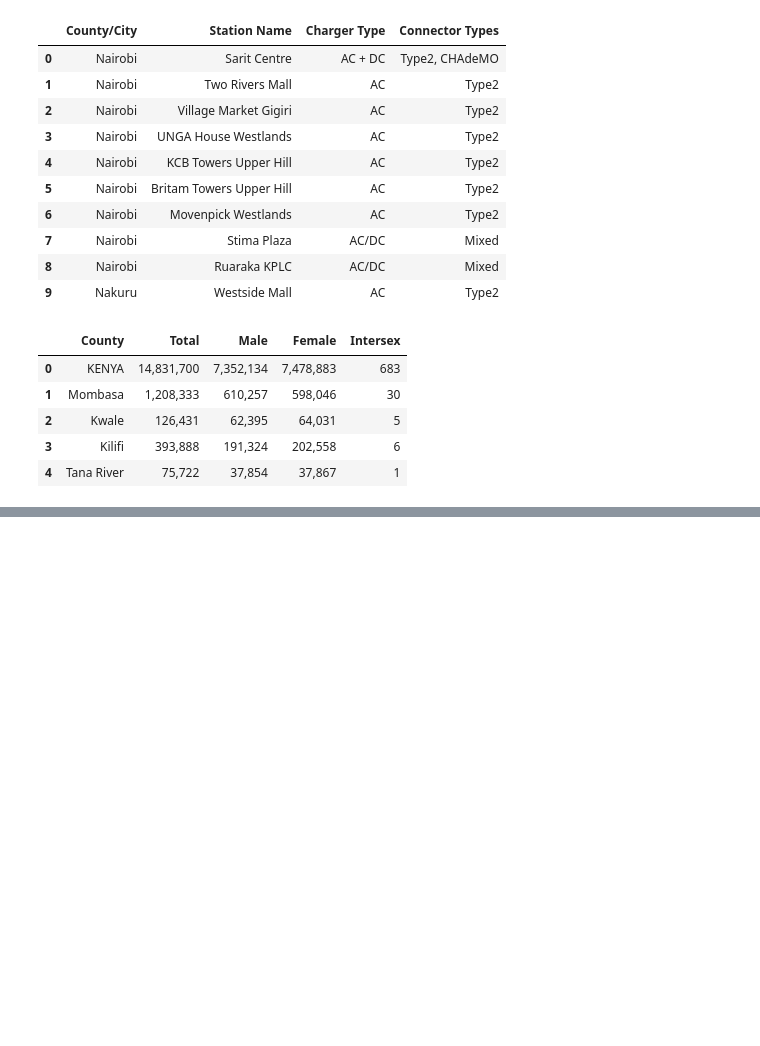
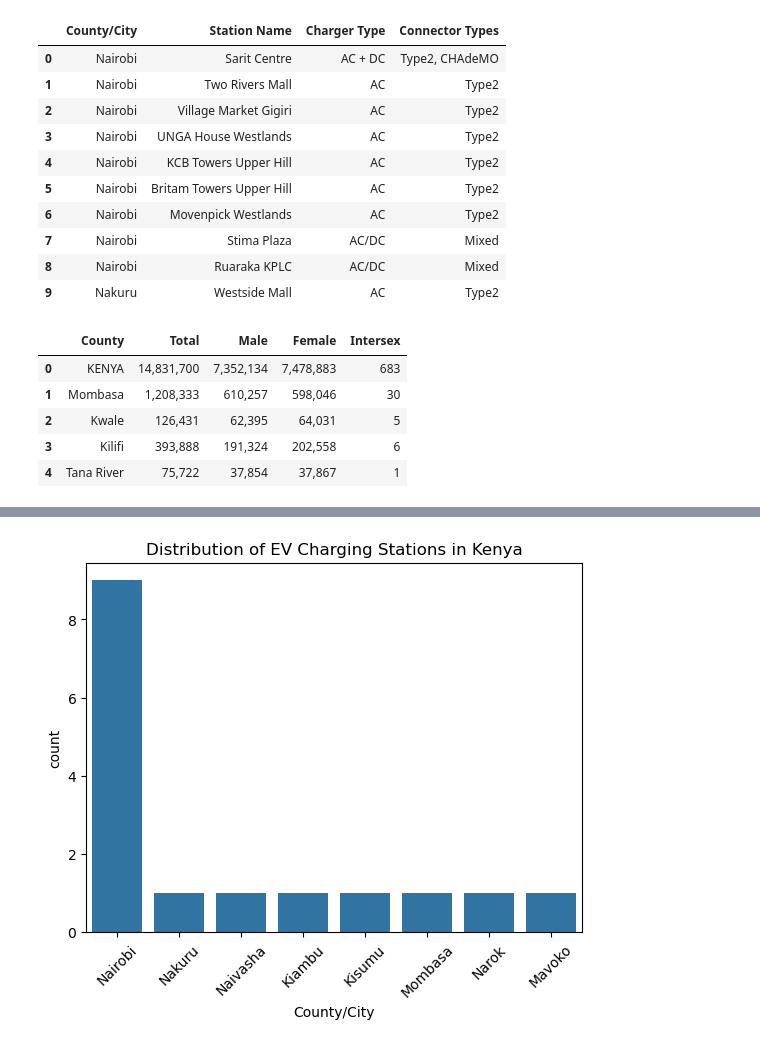
Before and after one commit to maryannngongi/EV_Charging_Stations_Optimization, a Jupyter notebook: Notebooks/kuria.ipynb, the cells around one changed output, grey strips where cells are left out. Cells and saved outputs as stored; diff of their text form; code cells hidden in the pictures; blank space fills up the shorter version.

```diff
--- a/Notebooks/kuria.ipynb
+++ b/Notebooks/kuria.ipynb
@@ -100,0 +104,7 @@ df_6.head()
+# %%
+sns.countplot(x="County/City", data=df_4)
+plt.title("Distribution of EV Charging Stations in Kenya")
+plt.xticks(rotation=45)
+plt.show()
+# %% [output]
+[figure, added]
```
Also changed, not shown: parts of 16 cells of this notebook.
